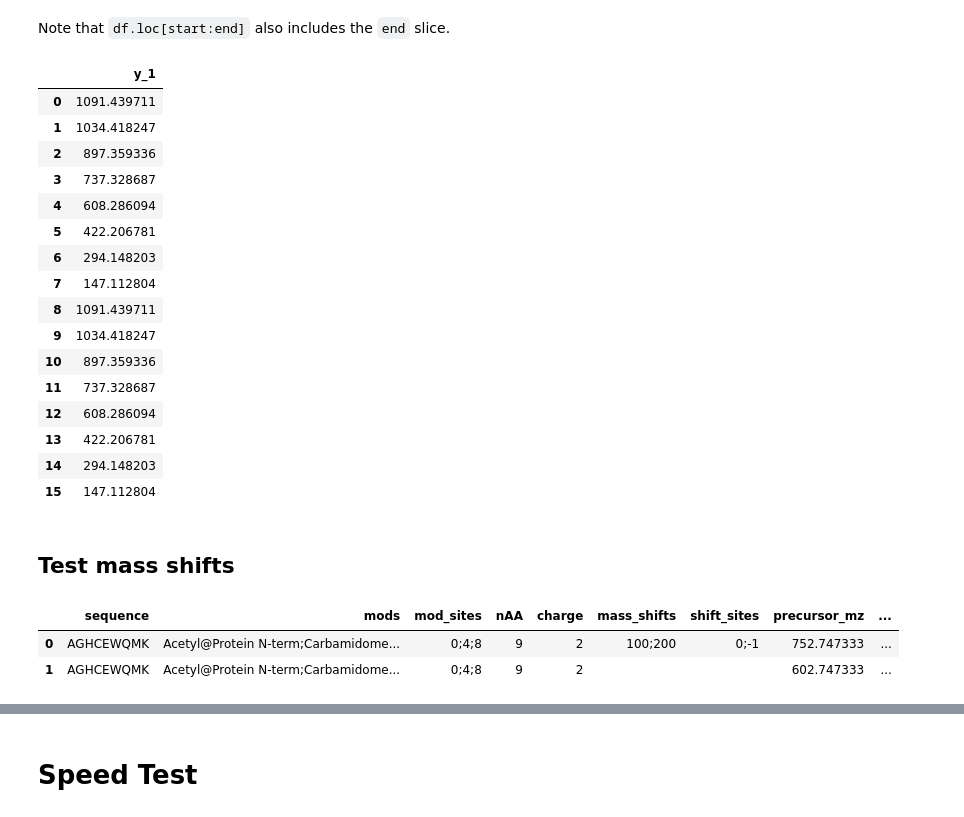
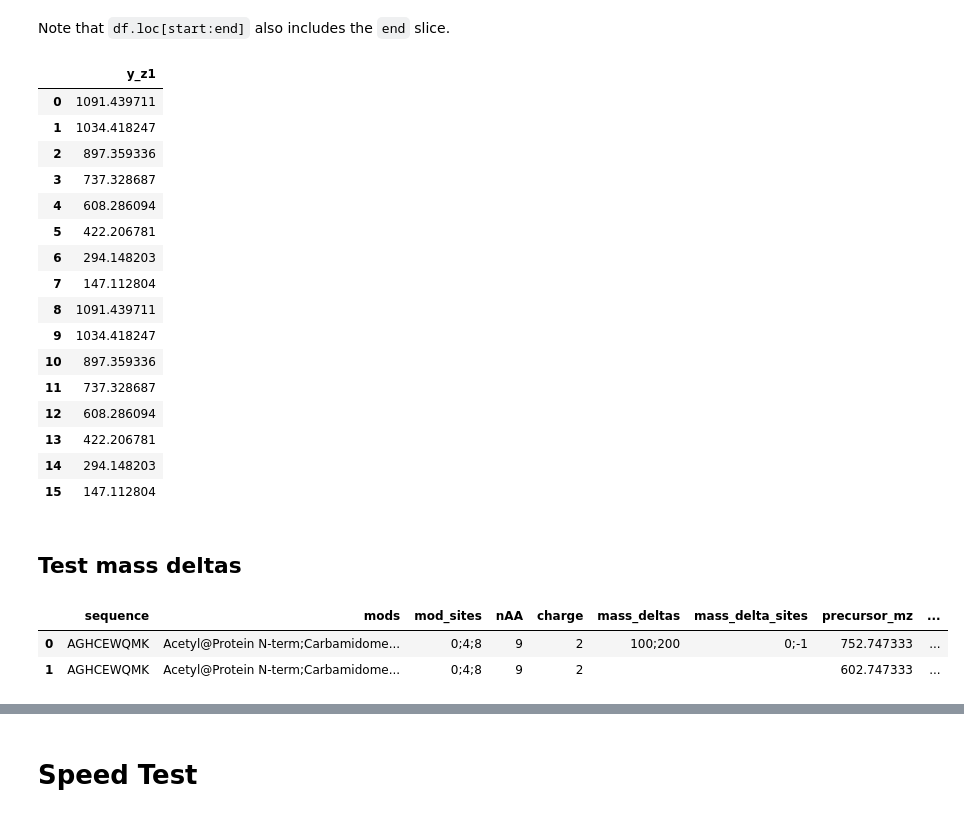
Before and after one commit to MannLabs/alphabase, a Jupyter notebook: nbdev_nbs/peptide/fragment.ipynb, the cells around one changed output, grey strips where cells are left out. Cells and saved outputs as stored; diff of their text form; code cells hidden in the pictures.

```diff
--- a/nbdev_nbs/peptide/fragment.ipynb
+++ b/nbdev_nbs/peptide/fragment.ipynb
@@ -315,7 +312,7 @@ def init_fragment_by_precursor_dataframe(
     return fragment_df
 # %%
 #export
-def set_sliced_fragment_dataframe(
+def update_sliced_fragment_dataframe(
     fragment_df: pd.DataFrame,
     values: np.array,
     frag_start_end_list: List[Tuple[int,int]],
@@ -326,7 +323,7 @@ def set_sliced_fragment_dataframe(
     Args:
         fragment_df (pd.DataFrame): fragment dataframe to be set
         frag_start_end_list (List[Tuple[int,int]]): e.g. `[(start,end),(start,end),...]`
-        charged_frag_types (List[str]): e.g. `['b_1','b_2','y_1','y_2']`
+        charged_frag_types (List[str]): e.g. `['b_z1','b_z2','y_z1','y_z2']`
     Returns:
         pd.DataFrame: fragment_df after the values are set
     '''
@@ -345,7 +342,7 @@ def get_sliced_fragment_dataframe(
     Args:
         fragment_df (pd.DataFrame): fragment dataframe to be set
         frag_start_end_list (List[Tuple[int,int]]): e.g. `[(start,end),(start,end),...]`
-        charged_frag_types (List[str]): e.g. `['b_1','b_2','y_1','y_2']` (default: None)
+        charged_frag_types (List[str]): e.g. `['b_z1','b_z2','y_z1','y_z2']` (default: None)
     Returns:
         pd.DataFrame: sliced fragment_df. If `charged_frag_types` is None,
         return fragment_df with all columns
@@ -602,7 +599,7 @@ precursor_df
 200 rows × 5 columns
 # %%
 #export
-def set_precursor_mz(
+def update_precursor_mz(
     precursor_df: pd.DataFrame
 )->pd.DataFrame:
     """
@@ -619,18 +616,18 @@ def set_precursor_mz(
     _grouped = precursor_df.groupby('nAA')
     for nAA, df_group in _grouped:
 
-        pepmass = get_peptide_mass_for_same_len_seqs(
+        pep_mass = get_peptide_mass_for_same_len_seqs(
             df_group.sequence.values.astype('U'),
             df_group.mods.values,
-            df_group.mass_shifts.values if 'mass_shifts' in df_group.columns else None
+            df_group.mass_deltas.values if 'mass_deltas' in df_group.columns else None
         )
 
         precursor_df.loc[
             df_group.index, 'precursor_mz'
-        ] = pepmass/df_group.charge + MASS_PROTON
+        ] = pep_mass/df_group.charge + MASS_PROTON
     return precursor_df
 # %%
-precursor_df = set_precursor_mz(precursor_df)
+precursor_df = update_precursor_mz(precursor_df)
 precursor_df
 # %% [output]
 |  | sequence | mods | mod_sites | nAA | charge | precursor_mz |
@@ -687,7 +684,7 @@ _reference_frag_df = fragment_mass_df
 _reference_frag_df[:] = 0
 precursor_df, fragment_mass_df = get_fragment_mass_dataframe(
     precursor_df,
-    ['b_1','y_1'],
+    ['b_z1','y_z1'],
     reference_fragment_df=_reference_frag_df
 )
 fragment_mass_df
@@ -724,7 +721,7 @@ _reference_frag_df
 # %% [markdown]
 Note that `df.loc[start:end]` also includes the `end` slice.
 # %%
-frag_types = ['y_1']
+frag_types = ['y_z1']
 frags = get_sliced_fragment_dataframe(
     fragment_mass_df,
     precursor_df.loc[:1, ['frag_start_idx','frag_end_idx']].values,
@@ -732,7 +729,7 @@ frags = get_sliced_fragment_dataframe(
 )
 frags
 # %% [output]
-|  | y_1 |
+|  | y_z1 |
 | 0 | 1091.439711 |
 | 1 | 1034.418247 |
 | 2 | 897.359336 |
@@ -750,33 +747,33 @@ frags
 | 14 | 294.148203 |
 | 15 | 147.112804 |
 # %% [markdown]
-## Test mass shifts
+## Test mass deltas
 # %%
 repeat = 1
 peptides = ['AGHCEWQMK']*repeat
 mods = ['Acetyl@Protein N-term;Carbamidomethyl@C;Oxidation@M']*repeat
 sites = ['0;4;8']*repeat
 peptides += ['AGHCEWQMK']*repeat
 mods += ['Acetyl@Protein N-term;Carbamidomethyl@C;Oxidation@M']*repeat
 sites += ['0;4;8']*repeat
 
 precursor_df = pd.DataFrame({
     'sequence': peptides,
     'mods': mods,
     'mod_sites': sites
 })
 precursor_df['nAA'] = precursor_df['sequence'].str.len()
 precursor_df['charge'] = 2
-mass_shifts = ['']*len(precursor_df)
-shift_sites = ['']*len(precursor_df)
-mass_shifts[0],shift_sites[0] = '100;200','0;-1'
-precursor_df['mass_shifts'] = mass_shifts
-precursor_df['shift_sites'] = shift_sites
-set_precursor_mz(precursor_df)
+mass_deltas = ['']*len(precursor_df)
+mass_delta_sites = ['']*len(precursor_df)
+mass_deltas[0],mass_delta_sites[0] = '100;200','0;-1'
+precursor_df['mass_deltas'] = mass_deltas
+precursor_df['mass_delta_sites'] = mass_delta_sites
+update_precursor_mz(precursor_df)
 precursor_df, fragment_mass_df = get_fragment_mass_dataframe(precursor_df, charged_frag_types=fragment_mass_df.columns.values)
 precursor_df
 # %% [output]
-|  | sequence | mods | mod_sites | nAA | charge | mass_shifts | shift_sites | precursor_mz | ... |
+|  | sequence | mods | mod_sites | nAA | charge | mass_deltas | mass_delta_sites | precursor_mz | ... |
 | 0 | AGHCEWQMK | Acetyl@Protein N-term;Carbamidome... | 0;4;8 | 9 | 2 | 100;200 | 0;-1 | 752.747333 | ... |
 | 1 | AGHCEWQMK | Acetyl@Protein N-term;Carbamidome... | 0;4;8 | 9 | 2 |  |  | 602.747333 | ... |
 # %%
```
Also changed, not shown: parts of 9 cells of this notebook, 2 other files.
